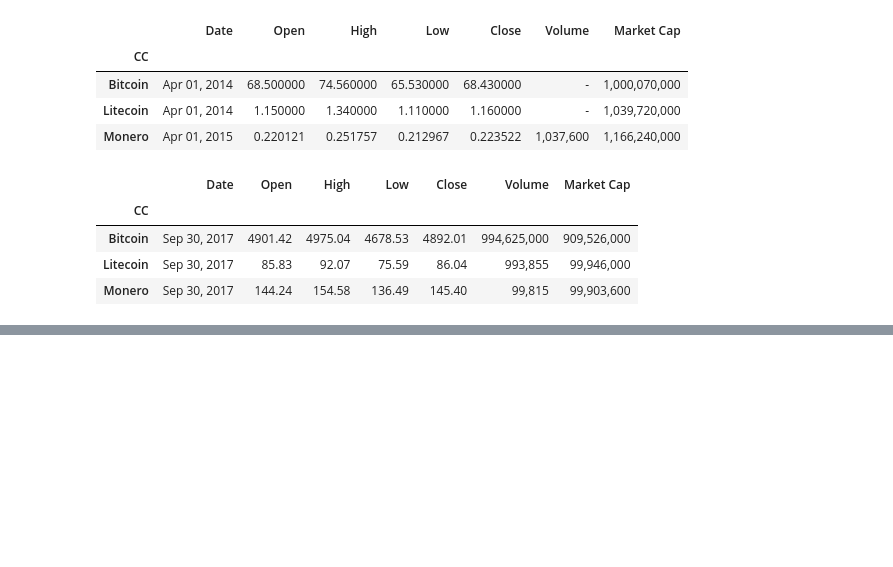
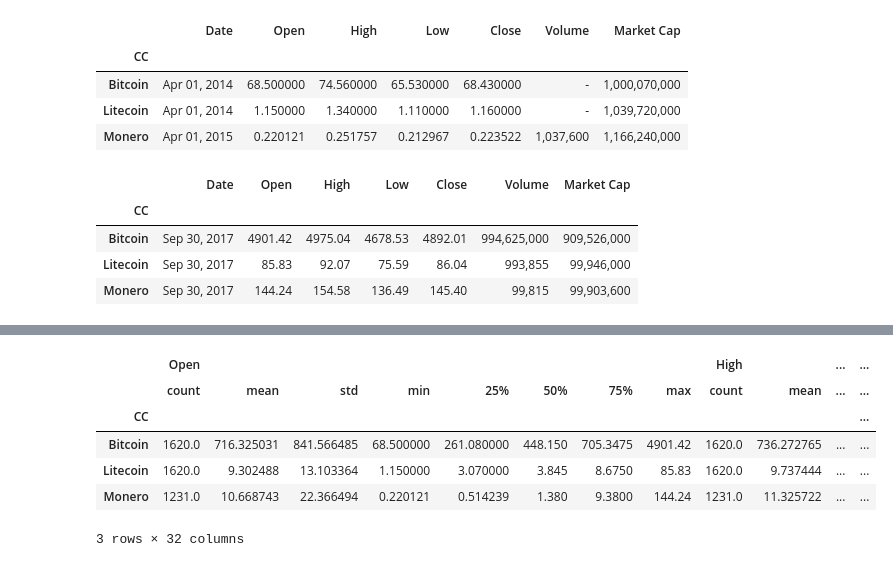
Before and after one commit to kayne10/Crypto-Pirates, a Jupyter notebook: pandas_scripts/MasterDataFrame.ipynb, the cells around one changed output, grey strips where cells are left out. Cells and saved outputs as stored; diff of their text form; code cells hidden in the pictures; blank space fills up the shorter version.

```diff
--- a/pandas_scripts/MasterDataFrame.ipynb
+++ b/pandas_scripts/MasterDataFrame.ipynb
@@ -95,0 +110,10 @@ master_df.groupby('CC').max()
+# %%
+master_df.groupby('CC').describe()
+# %% [output]
+|  | Open |  |  |  |  |  |  |  | High |  | ... | ... |
+|  | count | mean | std | min | 25% | 50% | 75% | max | count | mean | ... | ... |
+| CC |  |  |  |  |  |  |  |  |  |  |  | ... |
+| Bitcoin | 1620.0 | 716.325031 | 841.566485 | 68.500000 | 261.080000 | 448.150 | 705.3475 | 4901.42 | 1620.0 | 736.272765 | ... | ... |
+| Litecoin | 1620.0 | 9.302488 | 13.103364 | 1.150000 | 3.070000 | 3.845 | 8.6750 | 85.83 | 1620.0 | 9.737444 | ... | ... |
+| Monero | 1231.0 | 10.668743 | 22.366494 | 0.220121 | 0.514239 | 1.380 | 9.3800 | 144.24 | 1231.0 | 11.325722 | ... | ... |
+3 rows × 32 columns
```
Also changed, not shown: parts of 10 cells of this notebook, 1 other file.
